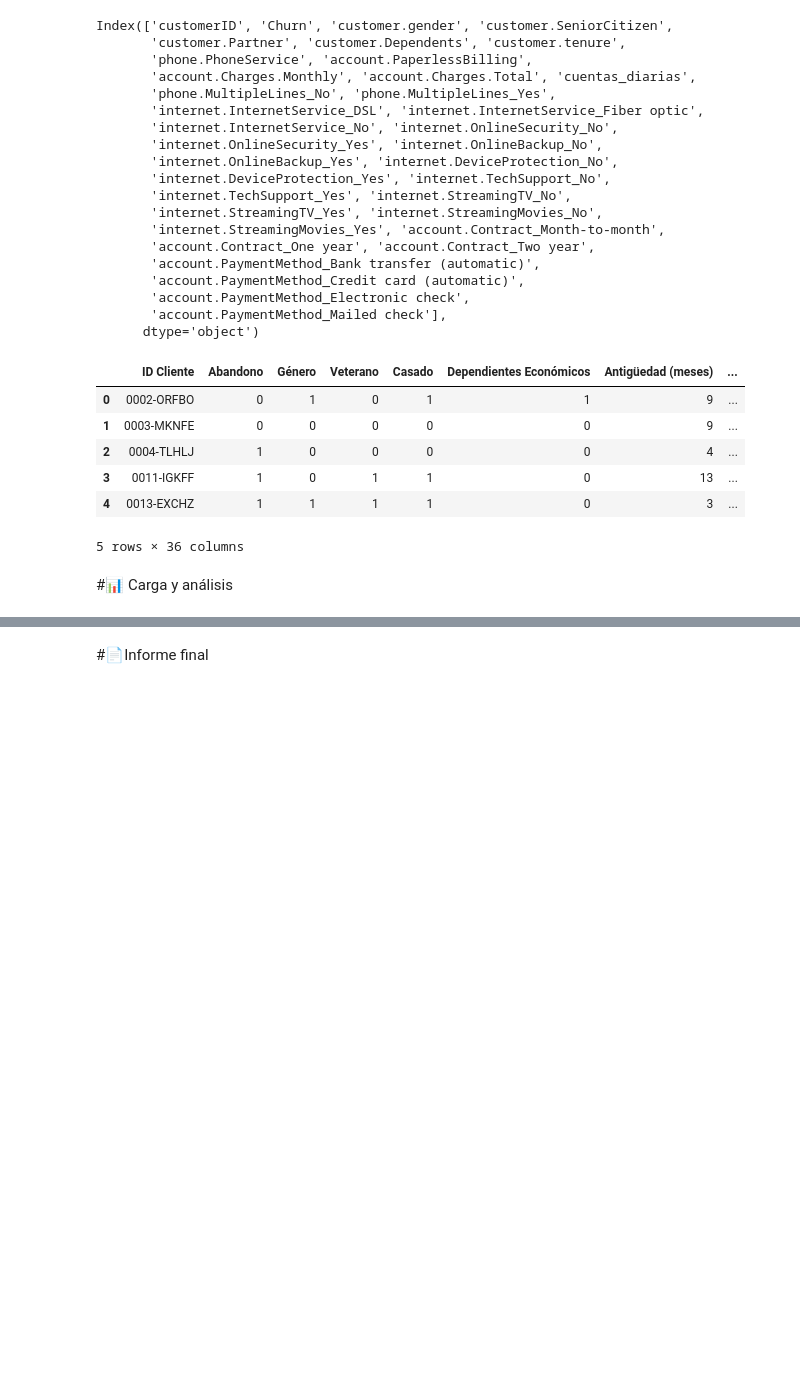
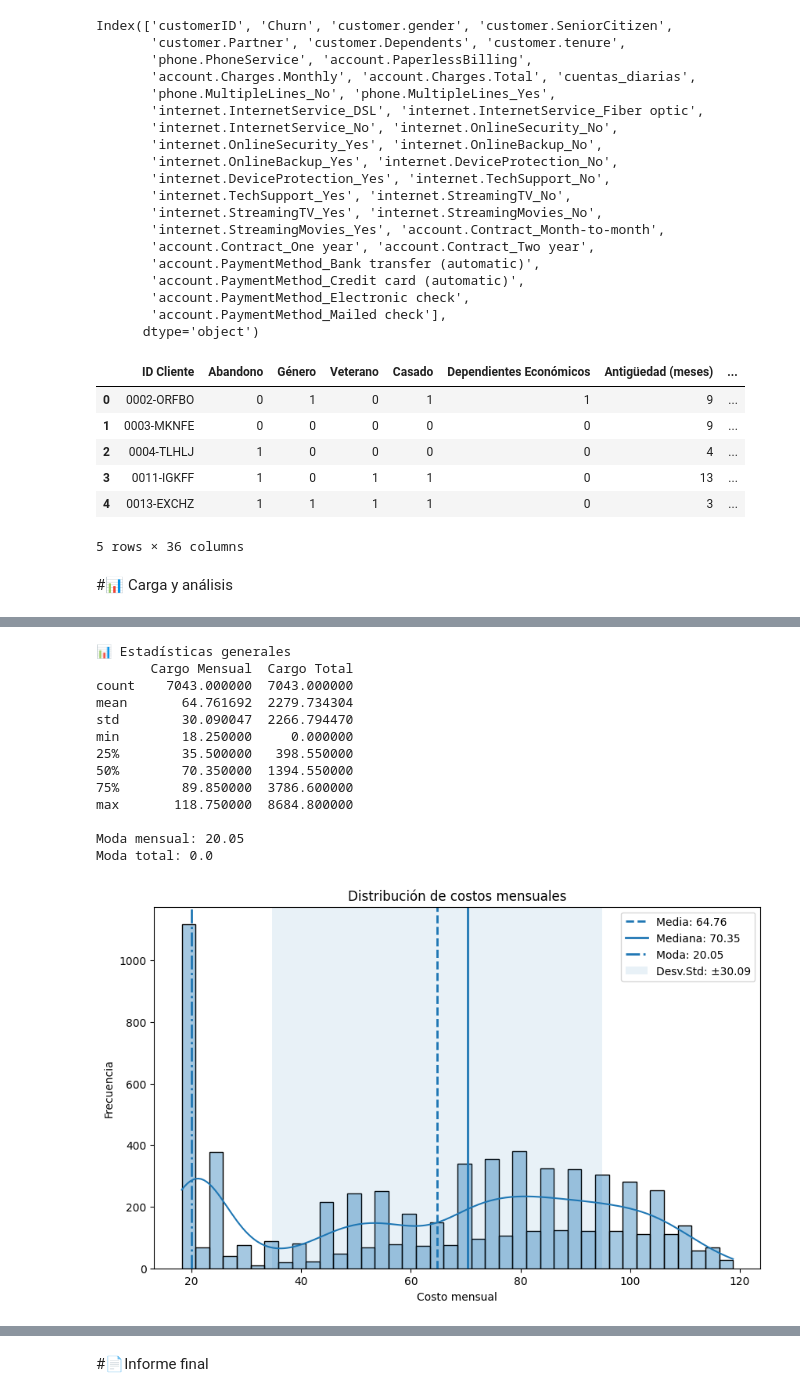
Before and after one commit to angelaoica-dev/challenge-TelecomX, a Jupyter notebook: TelecomXLatam.ipynb, the cells around one changed output, grey strips where cells are left out. Drawn from its saved outputs; the diff is of its cells as text; code cells hidden in the pictures; blank space fills up the shorter version.

```diff
--- a/TelecomXLatam.ipynb
+++ b/TelecomXLatam.ipynb
@@ -442,0 +457,56 @@ df.head()
+# %%
+# seleccionar columnas
+mensual = df['Cargo Mensual']
+total = df['Cargo Total']
+
+# métricas principales
+print("📊 Estadísticas generales")
+print(df[['Cargo Mensual','Cargo Total']].describe())
+
+# moda
+moda_mes = mensual.mode()[0]
+moda_total = total.mode()[0]
+
+print(f"\nModa mensual: {moda_mes}")
+print(f"Moda total: {moda_total}")
+
+# gráfico
+import matplotlib.pyplot as plt
+import seaborn as sns
+
+plt.figure(figsize=(10,6))
+
+sns.histplot(mensual, bins=40, kde=True, alpha=0.4)
+
+plt.axvline(mensual.mean(), linestyle="--", linewidth=2, label=f"Media: {mensual.mean():.2f}")
+plt.axvline(mensual.median(), linestyle="-", linewidth=2, label=f"Mediana: {mensual.median():.2f}")
+plt.axvline(moda_mes, linestyle="-.", linewidth=2, label=f"Moda: {moda_mes:.2f}")
+
+plt.axvspan(
+    mensual.mean() - mensual.std(),
+    mensual.mean() + mensual.std(),
+    alpha=0.1,
+    label=f"Desv.Std: ±{mensual.std():.2f}"
+)
+
+plt.title("Distribución de costos mensuales")
+plt.xlabel("Costo mensual")
+plt.ylabel("Frecuencia")
+plt.legend()
+
+plt.show()
+# %% [output]
+📊 Estadísticas generales
+       Cargo Mensual  Cargo Total
+count    7043.000000  7043.000000
+mean       64.761692  2279.734304
+std        30.090047  2266.794470
+min        18.250000     0.000000
+25%        35.500000   398.550000
+50%        70.350000  1394.550000
+75%        89.850000  3786.600000
+max       118.750000  8684.800000
+
+Moda mensual: 20.05
+Moda total: 0.0
+[figure, added]
```
Also changed, not shown: parts of 8 cells of this notebook.
